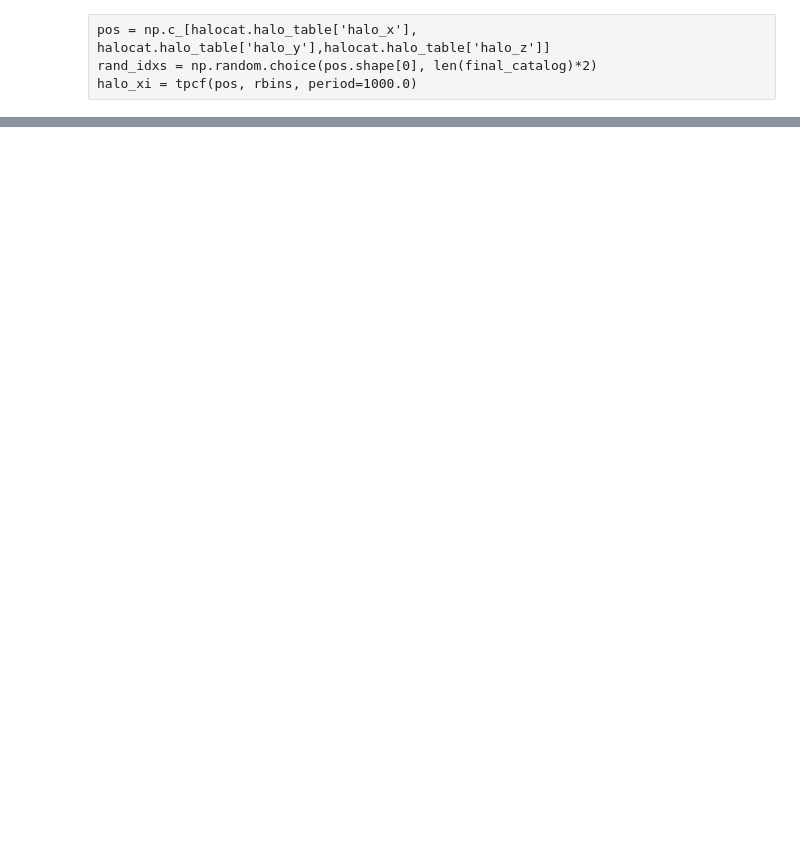
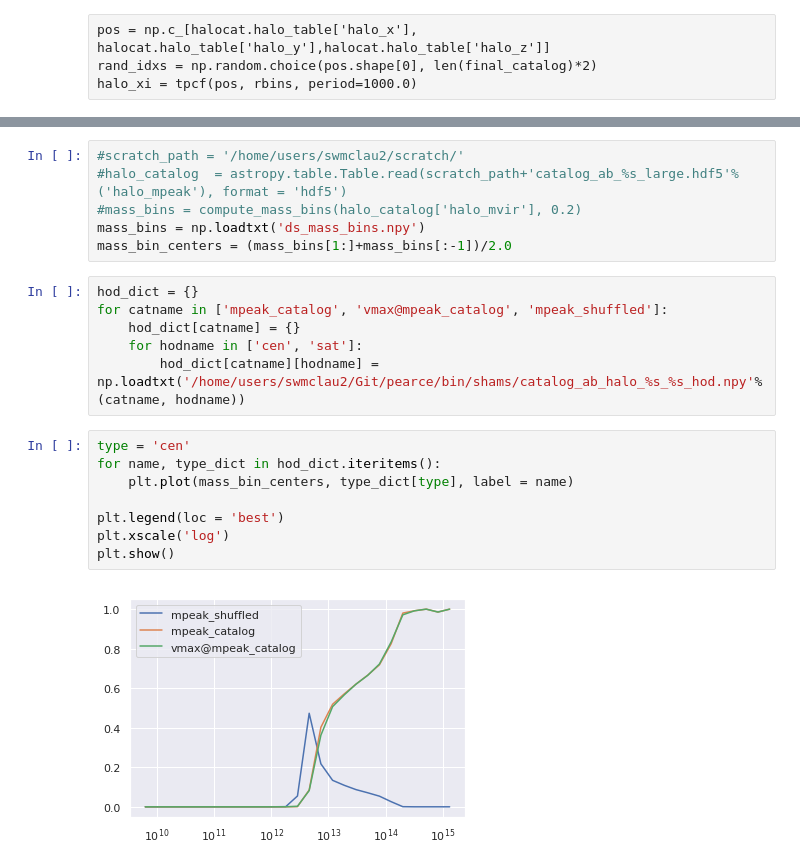
Before and after one commit to mclaughlin6464/pearce, a Jupyter notebook: notebooks/AB_tests/ZhongXu SHAM Clustering Comparison.ipynb, the cells around one changed output, grey strips where cells are left out. Cells and saved outputs as stored; diff of their text form; blank space fills up the shorter version.

```diff
--- a/notebooks/AB_tests/ZhongXu SHAM Clustering Comparison.ipynb
+++ b/notebooks/AB_tests/ZhongXu SHAM Clustering Comparison.ipynb
@@ -108,0 +122,22 @@ plt.ylabel('xi')
+# %%
+#scratch_path = '/home/users/swmclau2/scratch/'
+#halo_catalog  = astropy.table.Table.read(scratch_path+'catalog_ab_%s_large.hdf5'%('halo_mpeak'), format = 'hdf5')
+#mass_bins = compute_mass_bins(halo_catalog['halo_mvir'], 0.2)
+mass_bins = np.loadtxt('ds_mass_bins.npy')
+mass_bin_centers = (mass_bins[1:]+mass_bins[:-1])/2.0
+# %%
+hod_dict = {}
+for catname in ['mpeak_catalog', 'vmax@mpeak_catalog', 'mpeak_shuffled']:
+    hod_dict[catname] = {}
+    for hodname in ['cen', 'sat']:
+        hod_dict[catname][hodname] = np.loadtxt('/home/users/swmclau2/Git/pearce/bin/shams/catalog_ab_halo_%s_%s_hod.npy'%(catname, hodname))
+# %%
+type = 'cen'
+for name, type_dict in hod_dict.iteritems():
+    plt.plot(mass_bin_centers, type_dict[type], label = name)
+
+plt.legend(loc = 'best')
+plt.xscale('log')
+plt.show()
+# %% [output]
+[figure, added]
```
Also changed, not shown: parts of 15 cells of this notebook, 14 other files.
